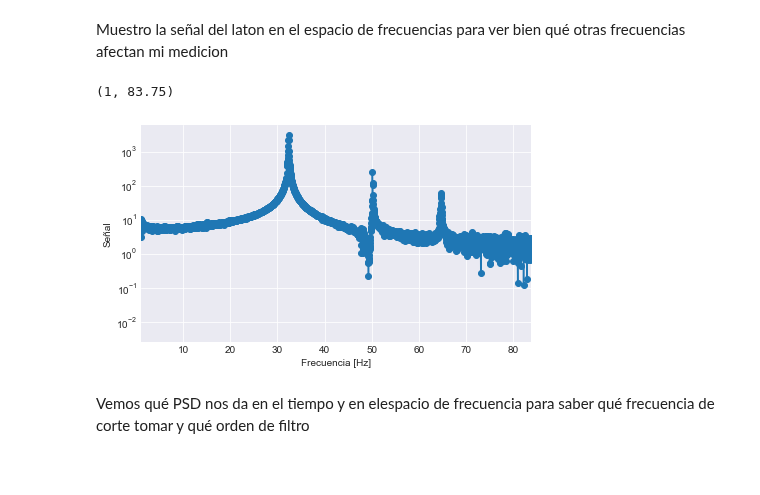
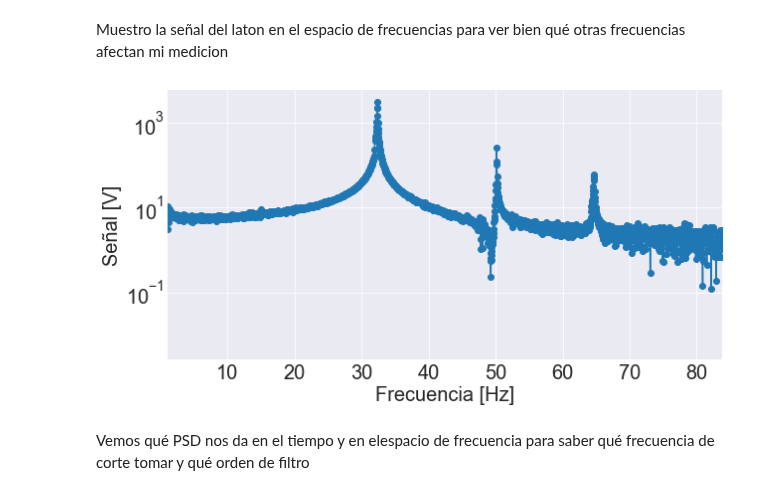
Before and after one commit to LunaKadysz/Laboratorio-4, a Jupyter notebook: Practica4/Practica4.ipynb, the cells around one changed output. Drawn from its saved outputs; the diff is of its cells as text; code cells hidden in the pictures; blank space fills up the shorter version.

```diff
--- a/Practica4/Practica4.ipynb
+++ b/Practica4/Practica4.ipynb
@@ -71,22 +74,23 @@ Muestro la señal del laton en el espacio de frecuencias para ver bien qué otra
 # %%
 #%% Demodulación lock-in.
 
 # Generamos una figura
-plt.figure(figsize=(7,4))
+plt.figure(figsize=(10,5))
 plt.clf()
 # Armamos el vector de frecuencias.
 freqs=np.fft.fftfreq(L,1/Fs)
 
 # 1 Grafica la FFT de la referencia
 fftReferencia= np.abs(np.fft.fft(Referencia_x));
 fftSenial= np.abs(np.fft.fft(v));
 plt.semilogy(freqs[0:L//2],fftSenial[0:L//2],'o-')
-plt.ylabel('Señal')
-plt.xlabel('Frecuencia [Hz]')
 plt.xlim([1,2.5*FRef])
+plt.xlabel("Frecuencia [Hz]",fontsize=20)
+plt.ylabel("Señal [V]",fontsize=20)
+plt.tick_params(axis="x", labelsize=20)
+plt.tick_params(axis="y", labelsize=20)
 # %% [output]
-(1, 83.75)
-[figure, old version]
+[figure, new version]
 # %% [markdown]
 Vemos qué PSD nos da en el tiempo y en elespacio de frecuencia para saber qué frecuencia de corte tomar y qué orden de filtro
 # %%
```
Also changed, not shown: parts of 10 cells of this notebook, 6 other files.
